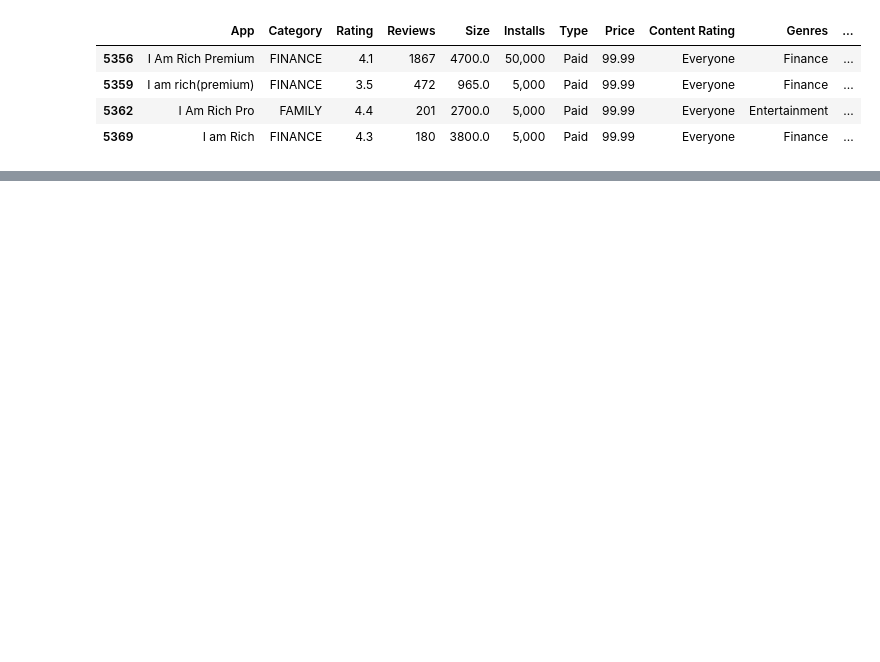
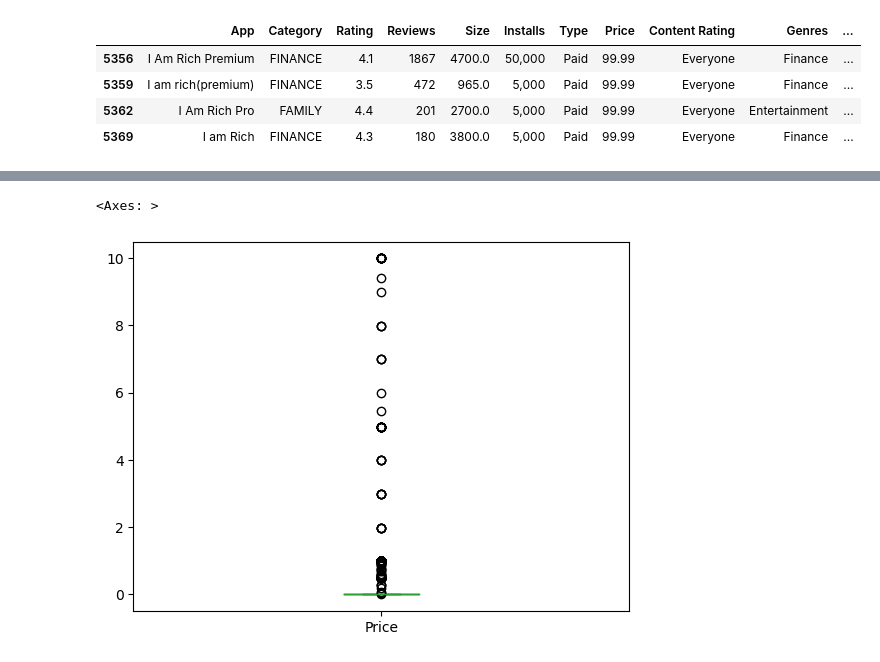
Before and after one commit to nitishrudra3510/DataScience, a Jupyter notebook: Project/WorkOnPlayStore.ipynb, the cells around one changed output, grey strips where cells are left out. Saved outputs shown, nothing was run; the diff lists cells and outputs as text; code cells hidden in the pictures; blank space fills up the shorter version.

```diff
--- a/Project/WorkOnPlayStore.ipynb
+++ b/Project/WorkOnPlayStore.ipynb
@@ -676,3 +682,8 @@ df1 = df1[df1.Price<=30]
+# %%
+df1[df1.Price<=30].Price.plot.box()
+# %% [output]
+<Axes: >
+[figure, added]
 # %%
 df1.shape
 # %% [output]
```
Also changed, not shown: parts of 16 cells of this notebook.
